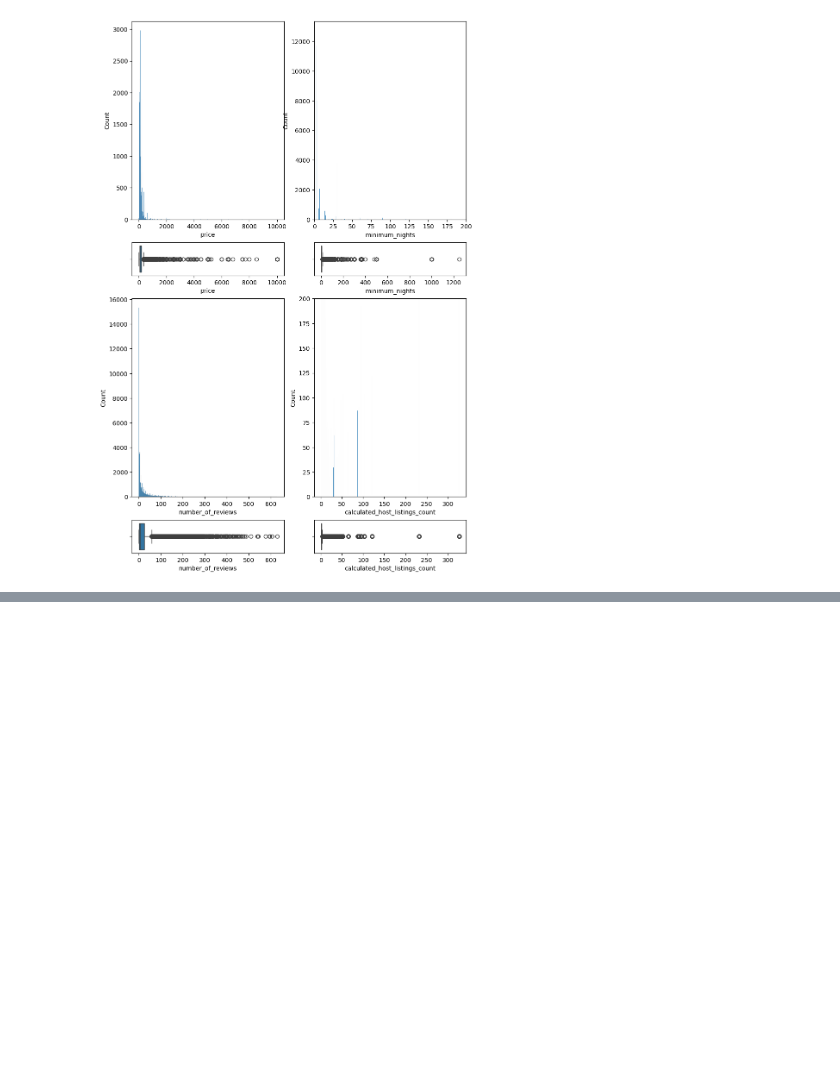
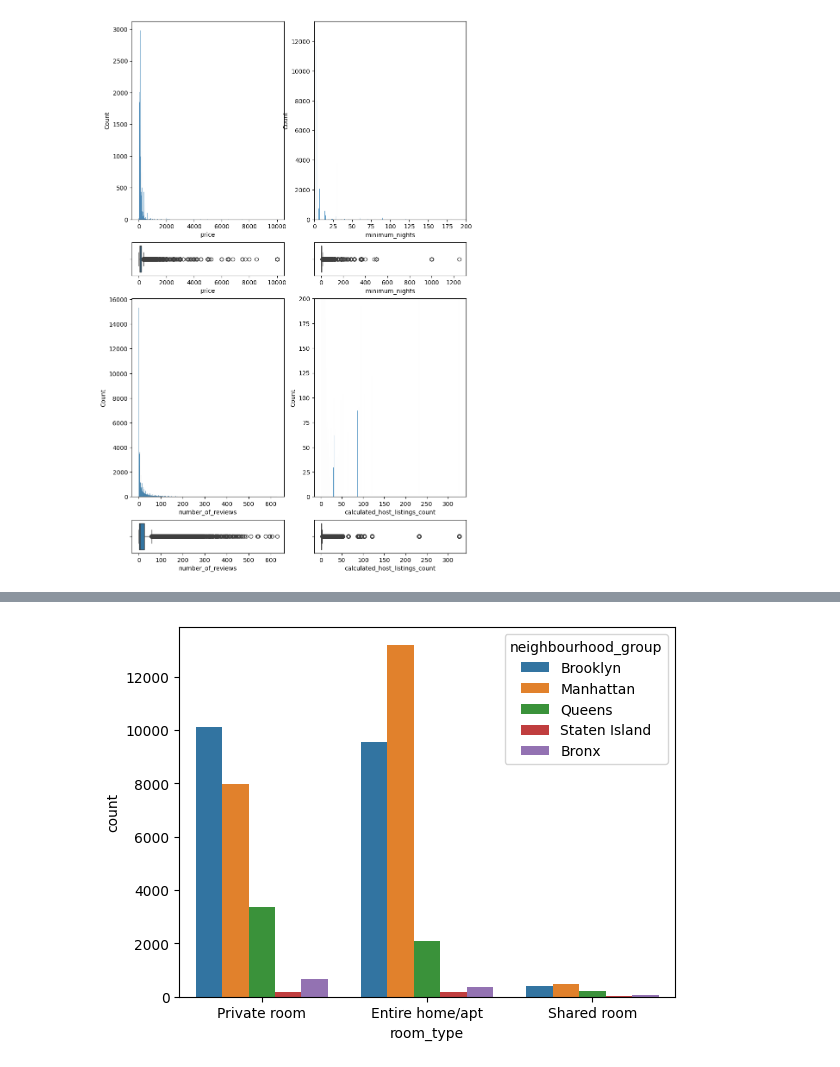
Before and after one commit to mfvilches/EDA_3, a Jupyter notebook: src/explore.ipynb, the cells around one changed output, grey strips where cells are left out. Drawn from its saved outputs; the diff is of its cells as text; code cells hidden in the pictures; blank space fills up the shorter version.

```diff
--- a/src/explore.ipynb
+++ b/src/explore.ipynb
@@ -85,0 +99,5 @@ plt.tight_layout
+# %%
+sns.countplot(data=df, x='room_type', hue='neighbourhood_group')
+plt.show()
+# %% [output]
+[figure, added]
```
Also changed, not shown: parts of 17 cells of this notebook.
